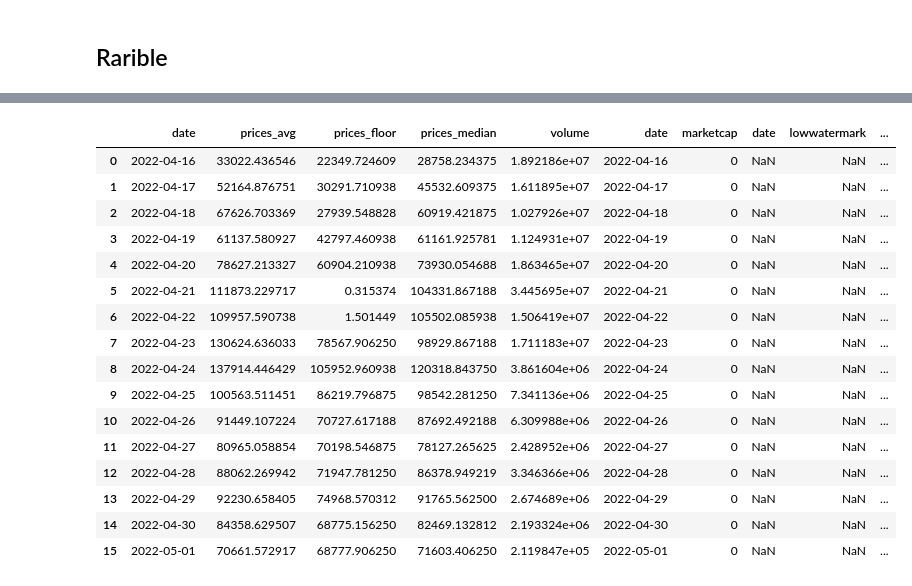
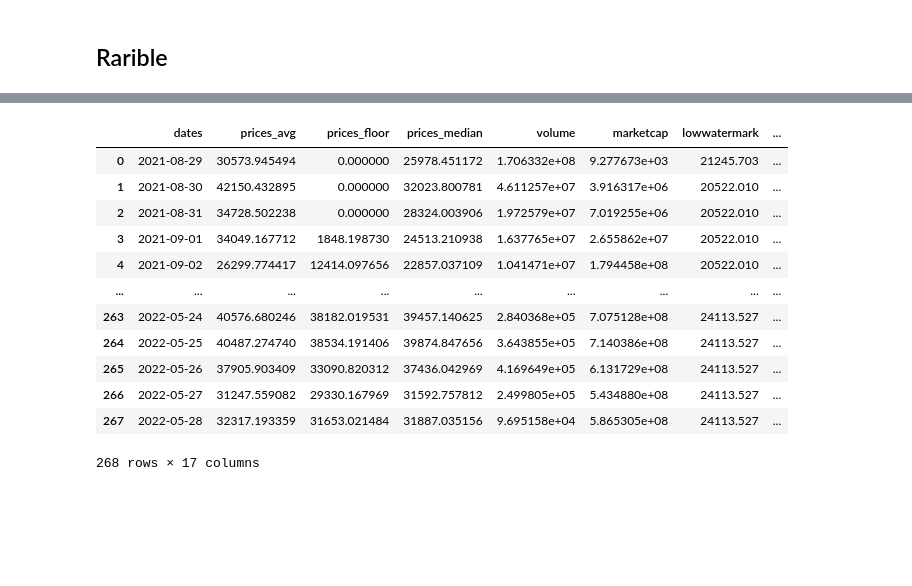
Before and after one commit to EgorMozharov/NFT, a Jupyter notebook: get dataset.ipynb, the cells around one changed output, grey strips where cells are left out. Saved outputs shown, nothing was run; the diff lists cells and outputs as text; code cells hidden in the pictures; blank space fills up the shorter version.

```diff
--- a/get dataset.ipynb
+++ b/get dataset.ipynb
@@ -50,8 +57,8 @@ solana_df.plot(y = "Adj Close", use_index=True)
 # %% [markdown]
 ## Ethereum
 # %%
-Ethereum_df = yf.download("ETH-USD", start="2018-01-01", end=datetime.today().strftime('%Y-%m-%d'))
-Ethereum_df
+ethereum_df = yf.download("ETH-USD", start="2018-01-01", end=datetime.today().strftime('%Y-%m-%d'))
+ethereum_df
 # %% [output]
 [*********************100%***********************]  1 of 1 completed
 |  | Open | High | Low | Close | Adj Close | Volume |
@@ -75,0 +85,3 @@ Ethereum_df.plot(y = "Adj Close", use_index=True)
+# %%
+bitcoin_df = yf.download("BTC-USD", start="2018-01-01", end=datetime.today().strftime('%Y-%m-%d'))
+bitcoin_df
@@ -76,3 +109,15 @@ Ethereum_df.plot(y = "Adj Close", use_index=True)
+# %%
+bitcoin_df = bitcoin_df.reset_index()[['Date', 'Adj Close', 'Volume']]
+bitcoin_df.rename(columns={"Date": "dates", "Adj Close" : "btc adj close", "Volume" : "btc volume"}, inplace = True)
+bitcoin_df['dates'] = bitcoin_df['dates'].astype(str)
+
+ethereum_df = ethereum_df.reset_index()[['Date', 'Adj Close', 'Volume']]
+ethereum_df.rename(columns={"Date": "dates", "Adj Close" : "eth adj close", "Volume" : "eth volume"}, inplace = True)
+ethereum_df['dates'] = ethereum_df['dates'].astype(str)
+
+solana_df = solana_df.reset_index()[['Date', 'Adj Close', 'Volume']]
+solana_df.rename(columns={"Date": "dates", "Adj Close" : "sol adj close", "Volume" : "sol volume"}, inplace = True)
+solana_df['dates'] = solana_df['dates'].astype(str)
 # %% [markdown]
 ## Rarible
 # %%
@@ -160,20 +236,16 @@ url: https://rarible.com/collection/0x49cf6f5d44e70224e2e23fdcdd2c053f30ada28b/s
 # %%
-dict_collections['Moonbirds']
+dict_collections['MutantApeYachtClub']
 # %% [output]
-|  | date | prices_avg | prices_floor | prices_median | volume | date | marketcap | date | lowwatermark | ... |
-| 0 | 2022-04-16 | 33022.436546 | 22349.724609 | 28758.234375 | 1.892186e+07 | 2022-04-16 | 0 | NaN | NaN | ... |
-| 1 | 2022-04-17 | 52164.876751 | 30291.710938 | 45532.609375 | 1.611895e+07 | 2022-04-17 | 0 | NaN | NaN | ... |
-| 2 | 2022-04-18 | 67626.703369 | 27939.548828 | 60919.421875 | 1.027926e+07 | 2022-04-18 | 0 | NaN | NaN | ... |
-| 3 | 2022-04-19 | 61137.580927 | 42797.460938 | 61161.925781 | 1.124931e+07 | 2022-04-19 | 0 | NaN | NaN | ... |
-| 4 | 2022-04-20 | 78627.213327 | 60904.210938 | 73930.054688 | 1.863465e+07 | 2022-04-20 | 0 | NaN | NaN | ... |
-| 5 | 2022-04-21 | 111873.229717 | 0.315374 | 104331.867188 | 3.445695e+07 | 2022-04-21 | 0 | NaN | NaN | ... |
-| 6 | 2022-04-22 | 109957.590738 | 1.501449 | 105502.085938 | 1.506419e+07 | 2022-04-22 | 0 | NaN | NaN | ... |
-| 7 | 2022-04-23 | 130624.636033 | 78567.906250 | 98929.867188 | 1.711183e+07 | 2022-04-23 | 0 | NaN | NaN | ... |
-| 8 | 2022-04-24 | 137914.446429 | 105952.960938 | 120318.843750 | 3.861604e+06 | 2022-04-24 | 0 | NaN | NaN | ... |
-| 9 | 2022-04-25 | 100563.511451 | 86219.796875 | 98542.281250 | 7.341136e+06 | 2022-04-25 | 0 | NaN | NaN | ... |
-| 10 | 2022-04-26 | 91449.107224 | 70727.617188 | 87692.492188 | 6.309988e+06 | 2022-04-26 | 0 | NaN | NaN | ... |
-| 11 | 2022-04-27 | 80965.058854 | 70198.546875 | 78127.265625 | 2.428952e+06 | 2022-04-27 | 0 | NaN | NaN | ... |
-| 12 | 2022-04-28 | 88062.269942 | 71947.781250 | 86378.949219 | 3.346366e+06 | 2022-04-28 | 0 | NaN | NaN | ... |
-| 13 | 2022-04-29 | 92230.658405 | 74968.570312 | 91765.562500 | 2.674689e+06 | 2022-04-29 | 0 | NaN | NaN | ... |
-| 14 | 2022-04-30 | 84358.629507 | 68775.156250 | 82469.132812 | 2.193324e+06 | 2022-04-30 | 0 | NaN | NaN | ... |
-| 15 | 2022-05-01 | 70661.572917 | 68777.906250 | 71603.406250 | 2.119847e+05 | 2022-05-01 | 0 | NaN | NaN | ... |
+|  | dates | prices_avg | prices_floor | prices_median | volume | marketcap | lowwatermark | ... |
+| 0 | 2021-08-29 | 30573.945494 | 0.000000 | 25978.451172 | 1.706332e+08 | 9.277673e+03 | 21245.703 | ... |
+| 1 | 2021-08-30 | 42150.432895 | 0.000000 | 32023.800781 | 4.611257e+07 | 3.916317e+06 | 20522.010 | ... |
+| 2 | 2021-08-31 | 34728.502238 | 0.000000 | 28324.003906 | 1.972579e+07 | 7.019255e+06 | 20522.010 | ... |
+| 3 | 2021-09-01 | 34049.167712 | 1848.198730 | 24513.210938 | 1.637765e+07 | 2.655862e+07 | 20522.010 | ... |
+| 4 | 2021-09-02 | 26299.774417 | 12414.097656 | 22857.037109 | 1.041471e+07 | 1.794458e+08 | 20522.010 | ... |
+| ... | ... | ... | ... | ... | ... | ... | ... | ... |
+| 263 | 2022-05-24 | 40576.680246 | 38182.019531 | 39457.140625 | 2.840368e+05 | 7.075128e+08 | 24113.527 | ... |
+| 264 | 2022-05-25 | 40487.274740 | 38534.191406 | 39874.847656 | 3.643855e+05 | 7.140386e+08 | 24113.527 | ... |
+| 265 | 2022-05-26 | 37905.903409 | 33090.820312 | 37436.042969 | 4.169649e+05 | 6.131729e+08 | 24113.527 | ... |
+| 266 | 2022-05-27 | 31247.559082 | 29330.167969 | 31592.757812 | 2.499805e+05 | 5.434880e+08 | 24113.527 | ... |
+| 267 | 2022-05-28 | 32317.193359 | 31653.021484 | 31887.035156 | 9.695158e+04 | 5.865305e+08 | 24113.527 | ... |
+268 rows × 17 columns
```
Also changed, not shown: parts of 10 cells of this notebook, 2 other files.
